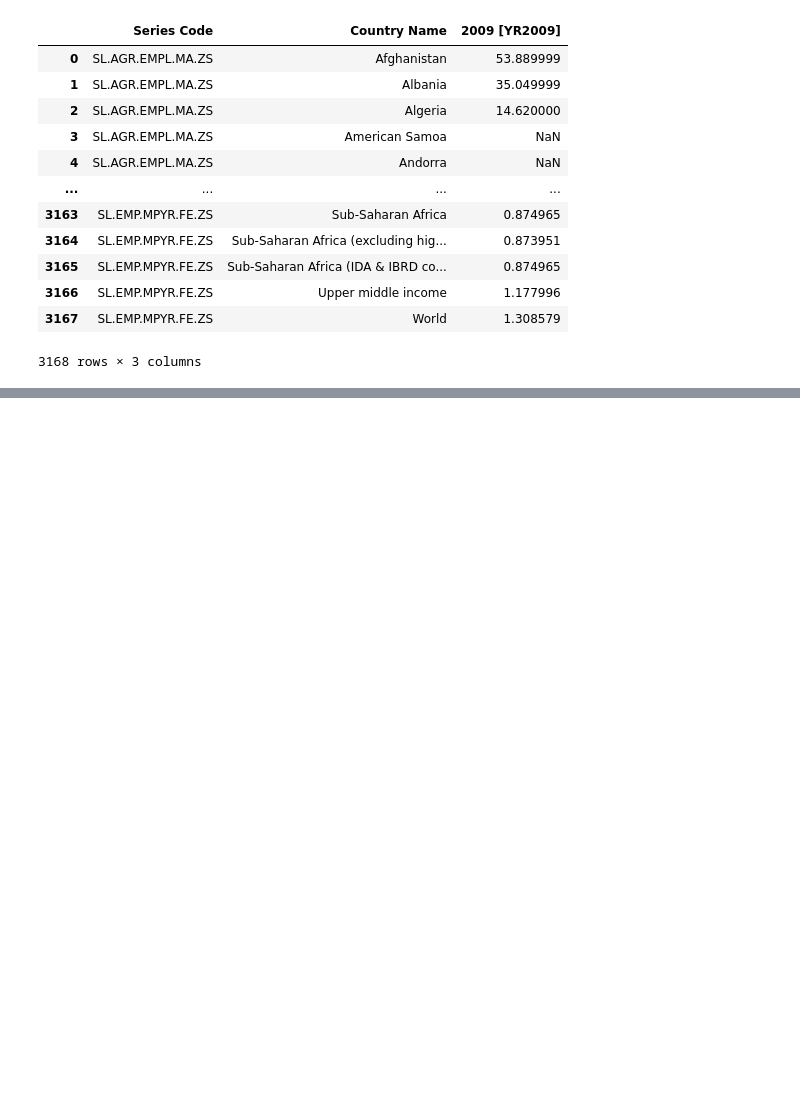
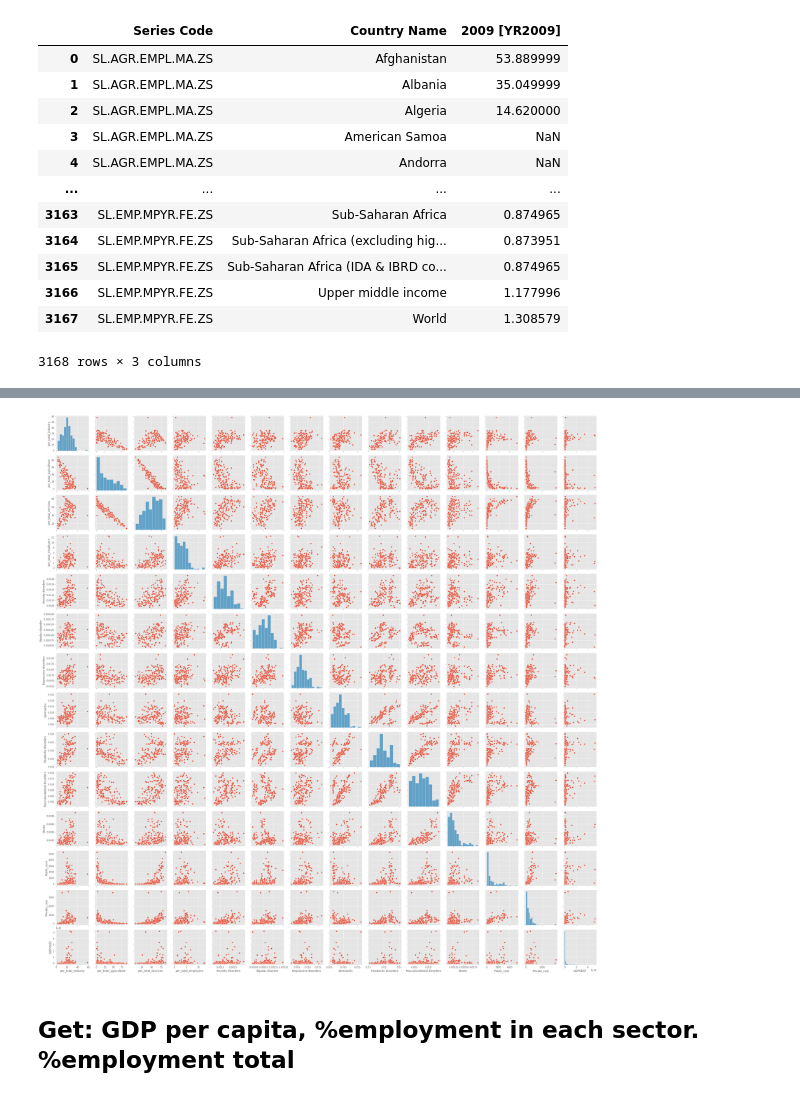
Before and after one commit to luisbazevedo/PfDS---Work-Health, a Jupyter notebook: notebooks/luisbazevedo_draft_0.ipynb, the cells around one changed output, grey strips where cells are left out. Cells and saved outputs as stored; diff of their text form; code cells hidden in the pictures; blank space fills up the shorter version.

```diff
--- a/notebooks/luisbazevedo_draft_0.ipynb
+++ b/notebooks/luisbazevedo_draft_0.ipynb
@@ -533,0 +575,7 @@ df_gdp.rename(columns={'SL.AGR.EMPL.FE.ZS':'per_female_agriculture',\
+# %%
+sns.pairplot(complete_2)
+plt.show()
+# %% [output]
+[figure, added]
+# %% [markdown]
+## Get: GDP per capita, %employment in each sector. %employment total
```
Also changed, not shown: parts of 15 cells of this notebook, 2 other files.
